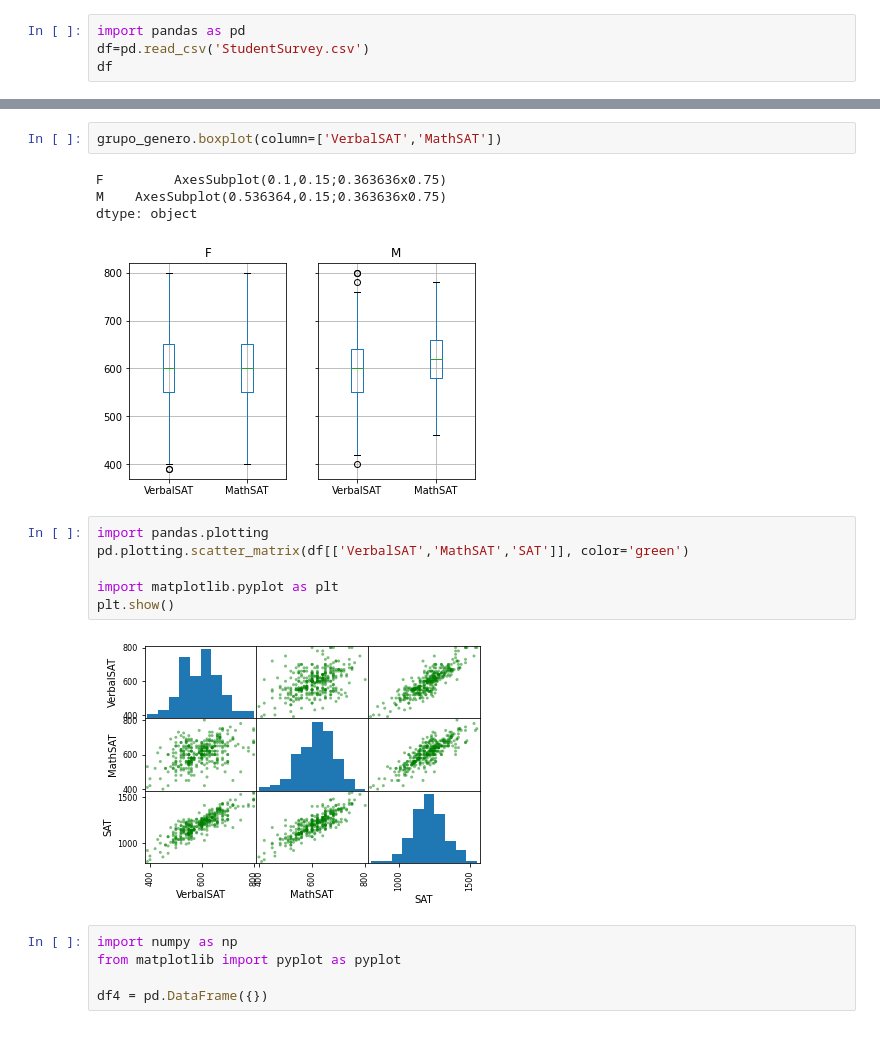
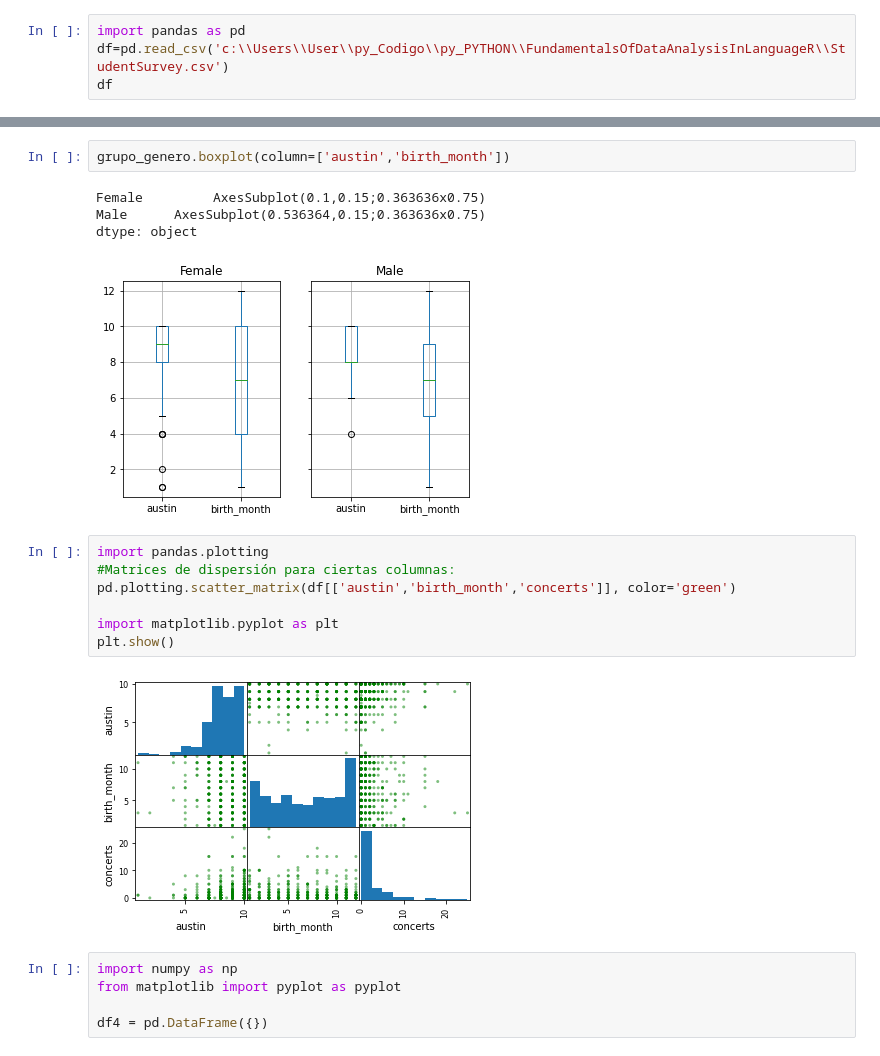
Before and after one commit to 2020freddyoscar2021/py_PYTHON, a Jupyter notebook: TUTO-Estadistica.ipynb, the cells around one changed output, grey strips where cells are left out. Cells and saved outputs as stored; diff of their text form.

```diff
--- a/TUTO-Estadistica.ipynb
+++ b/TUTO-Estadistica.ipynb
@@ -1,5 +1,5 @@
 # %%
 import pandas as pd
-df=pd.read_csv('StudentSurvey.csv')
+df=pd.read_csv('c:\\Users\\User\\py_Codigo\\py_PYTHON\\FundamentalsOfDataAnalysisInLanguageR\\StudentSurvey.csv')
 df
 # %% [output]
@@ -41,18 +41,19 @@ grupo_genero.count()
 # %%
-grupo_genero.boxplot(column=['VerbalSAT','MathSAT'])
+grupo_genero.boxplot(column=['austin','birth_month'])
 # %% [output]
-F         AxesSubplot(0.1,0.15;0.363636x0.75)
-M    AxesSubplot(0.536364,0.15;0.363636x0.75)
+Female         AxesSubplot(0.1,0.15;0.363636x0.75)
+Male      AxesSubplot(0.536364,0.15;0.363636x0.75)
 dtype: object
-[figure, old version]
+[figure, new version]
 # %%
 import pandas.plotting
-pd.plotting.scatter_matrix(df[['VerbalSAT','MathSAT','SAT']], color='green')
+#Matrices de dispersión para ciertas columnas:
+pd.plotting.scatter_matrix(df[['austin','birth_month','concerts']], color='green')
 
 import matplotlib.pyplot as plt
 plt.show()
 # %% [output]
-[figure, old version]
+[figure, new version]
 # %%
 import numpy as np
 from matplotlib import pyplot as pyplot
```
Also changed, not shown: parts of 4 cells of this notebook.
